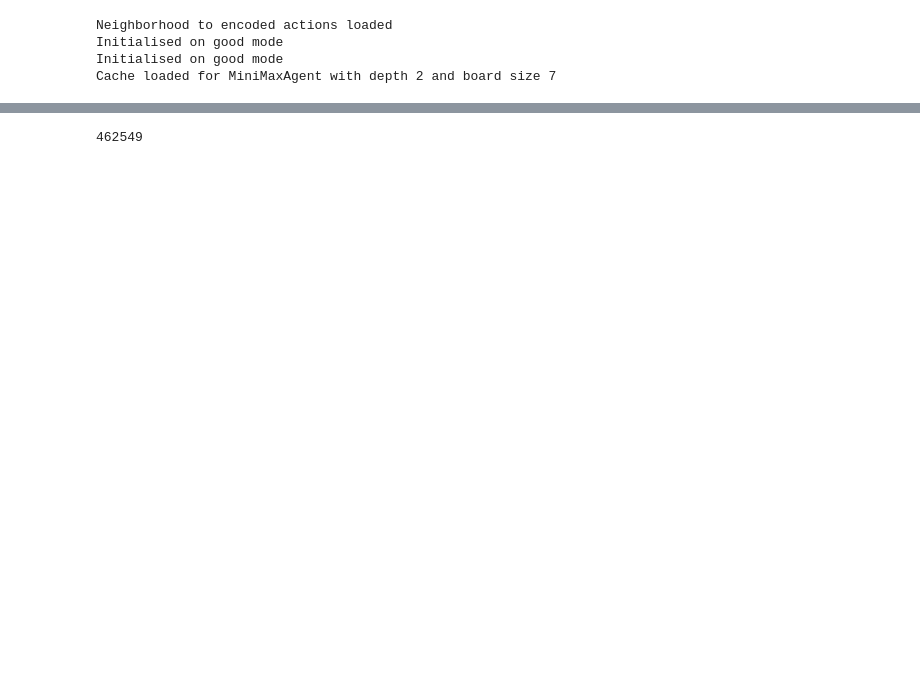
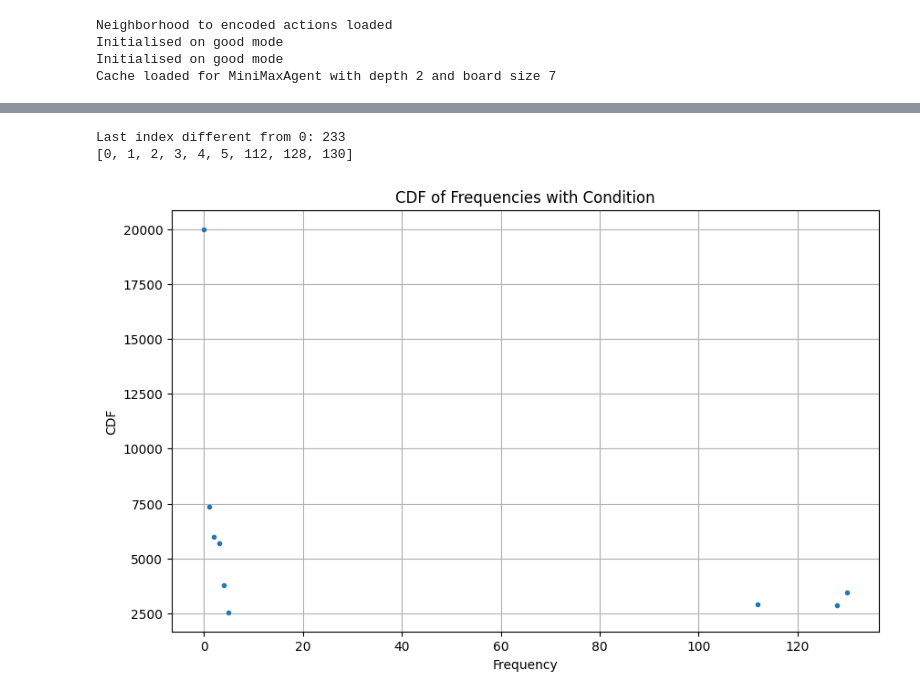
Before and after one commit to MarioPariona117/Blokus, a Jupyter notebook: notebooks/02_agent_training.ipynb, the cells around one changed output, grey strips where cells are left out. Drawn from its saved outputs; the diff is of its cells as text; code cells hidden in the pictures; blank space fills up the shorter version.

```diff
--- a/notebooks/02_agent_training.ipynb
+++ b/notebooks/02_agent_training.ipynb
@@ -97,6 +97,7 @@ a = 0
 win_accuracy = 70
 random_agent = RandomAgent(name="random_agent")
 agent = random_agent
+freq = [0] * 1000
 def main(num_episodes = 250000):
     global a
     # Initialize Q-table
@@ -147,6 +148,7 @@ def main(num_episodes = 250000):
 
             # print(action, state, obs["possible_actions"])
             next_obs, reward, terminated, truncated, info = env.step(action)
+            freq[len(next_obs["possible_actions"])] += 1
             next_state = encode_board(next_obs["state"])
             obs = next_obs
             # Update Q-table
@@ -210,12 +212,13 @@ def main(num_episodes = 250000):
     except:
         pass
 
+
     win_accuracy = last_win_counter
-    if last_win_counter > 90:
-        print("Win rate above 90%")
-    else:
-        main(num_episodes)
-        a += 1
+    # if last_win_counter > 95:
+    #     print("Win rate above 95%")
+    # else:
+    #     # main(num_episodes)
+    #     a += 1
 
 # cProfile.run("main()", sort=  "cumtime")
 # %%
@@ -294,12 +269,43 @@ beta: 1.5848931924611136
-# %%
-states_after = len(env.agent.cache)
-# print(f"States discovered: {states_after - states_before}")
-env.agent.save_cache()
-print(states_after)
-with open(AGENT_NAME, 'wb') as f:
-    pickle.dump(q_table, f)
-# %% [output]
-462549
+# %%
+# display freq
+# states_after = len(env.agent.cache)
+import matplotlib.pyplot as plt
+
+# print(freq)
+freq = np.array(freq)
+last_non_zero_index = 233
+print(f"Last index different from 0: {last_non_zero_index}")
+# Plot the frequency distribution
+# plt.figure(figsize=(10, 6))
+# l, r = 0, 234
+# plt.bar(range(l, r), freq[l: r], color='blue')
+# plt.xlabel('State Length')
+# plt.ylabel('Frequency')
+# plt.title('Frequency Distribution of State Lengths')
+# plt.grid(True)
+# plt.show()
+
+def plot_cdf_with_condition(f):
+    indices = [x for x in range(1000) if f(x)]
+    print(indices)
+    plt.figure(figsize=(10, 6))
+    plt.plot(indices, freq[indices], marker='.', linestyle='none')
+    plt.xlabel('Frequency')
+    plt.ylabel('CDF')
+    plt.title('CDF of Frequencies with Condition')
+    plt.grid(True)
+    plt.show()
+
+plot_cdf_with_condition(lambda x: freq[x] > 2500)
+# # print(f"States discovered: {states_after - states_before}")
+# env.agent.save_cache()
+# print(states_after)
+# with open(AGENT_NAME, 'wb') as f:
+#     pickle.dump(q_table, f)
+# %% [output]
+Last index different from 0: 233
+[0, 1, 2, 3, 4, 5, 112, 128, 130]
+[figure, added]
 # %%
 # print(env.agent.cache)
 # %%
```
Also changed, not shown: parts of 4 cells of this notebook, 6 other files.
